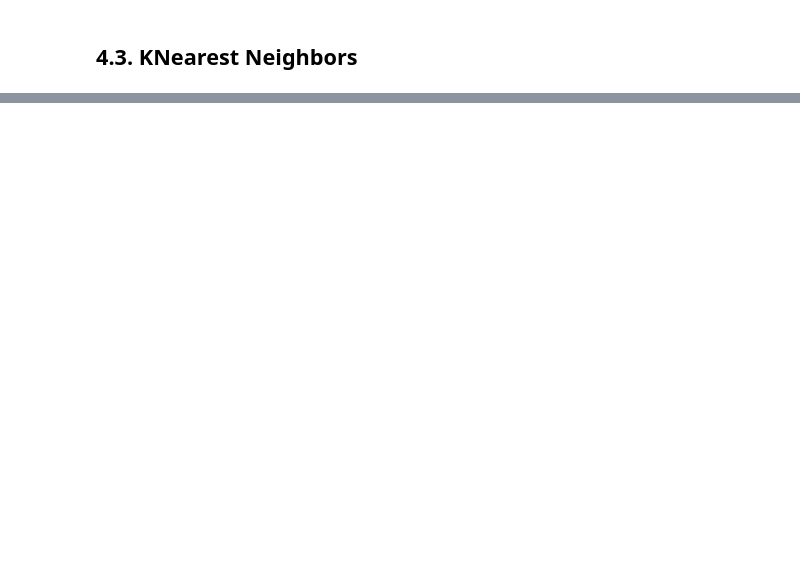
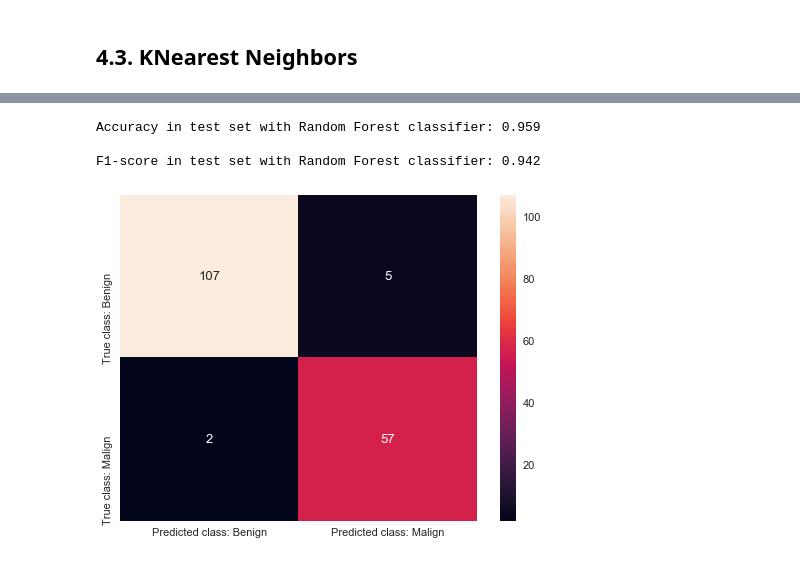
Before and after one commit to AndreGodinho7/Multivariate-Analysis, a Jupyter notebook: 2. Preliminary Analysis/Preliminary Analysis.ipynb, the cells around one changed output, grey strips where cells are left out. Saved outputs shown, nothing was run; the diff lists cells and outputs as text; code cells hidden in the pictures; blank space fills up the shorter version.

```diff
--- a/2. Preliminary Analysis/Preliminary Analysis.ipynb
+++ b/2. Preliminary Analysis/Preliminary Analysis.ipynb
@@ -579,0 +592,8 @@ F1-score in test set with KNearest Neighbors classifier: 0.855
+# %%
+train, test = train_test_split(data, test_size=0.3, random_state=10)
+train_y = train.diagnosis
+test_y = test.diagnosis
+print("Train size: {} samples.".format(len(train)))
+print("Test size: {} samples.".format(len(test)))
+train = train.drop(['diagnosis'],axis = 1)
+test = test.drop(['diagnosis'],axis = 1)
@@ -579,0 +605,3 @@ F1-score in test set with KNearest Neighbors classifier: 0.855
+# %%
+train = (train-train.mean())/train.max()-train.min()
+test = (test-test.mean())/test.max()-test.min()
@@ -579,0 +610,18 @@ F1-score in test set with KNearest Neighbors classifier: 0.855
+# %%
+pca = PCA()
+pca.fit(train)
+explained_var = pca.explained_variance_ratio_ # calculate variance ratios
+pcas_vars = np.cumsum(np.round(explained_var, decimals=3)*100)
+pcas_vars = np.insert(pcas_vars, 0, 0) # insert a 0 in first position for plotting
+
+plt.figure(1, figsize=(8, 6))
+plt.ylabel('% Variance Explained')
+plt.xlabel('# of Features')
+plt.title('PCA Analysis')
+plt.style.context('seaborn-whitegrid')
+plt.plot(pcas_vars)
+
+for i in range(1, len(pcas_vars)):
+    if pcas_vars[i] >= 95:
+        break
+    print("# of Features: {} \nPrincipal components variance explained: {}\n".format(i, round(pcas_vars[i], 1)))
@@ -579,0 +651,7 @@ F1-score in test set with KNearest Neighbors classifier: 0.855
+# %%
+N = 3
+pca = PCA(n_components=N)
+principalComponents = pca.fit_transform(train)
+train = pd.DataFrame(data=principalComponents, columns=["PC"+str(i) for i in range(1, N+1)])
+principalComponents = pca.fit_transform(test)
+test = pd.DataFrame(data=principalComponents, columns=["PC"+str(i) for i in range(1, N+1)])
@@ -579,0 +722,10 @@ F1-score in test set with KNearest Neighbors classifier: 0.855
+# %%
+fitted_clf_RF = clf_RF.fit(train,train_y)
+rf_ac, rf_f1 = getResults(fitted_clf_RF, test, test_y)
+print("Accuracy in test set with Random Forest classifier: {}\n".format(rf_ac))
+print("F1-score in test set with Random Forest classifier: {}\n".format(rf_f1))
+# %% [output]
+Accuracy in test set with Random Forest classifier: 0.959
+
+F1-score in test set with Random Forest classifier: 0.942
+[figure, added]
```
Also changed, not shown: parts of 20 cells of this notebook.
